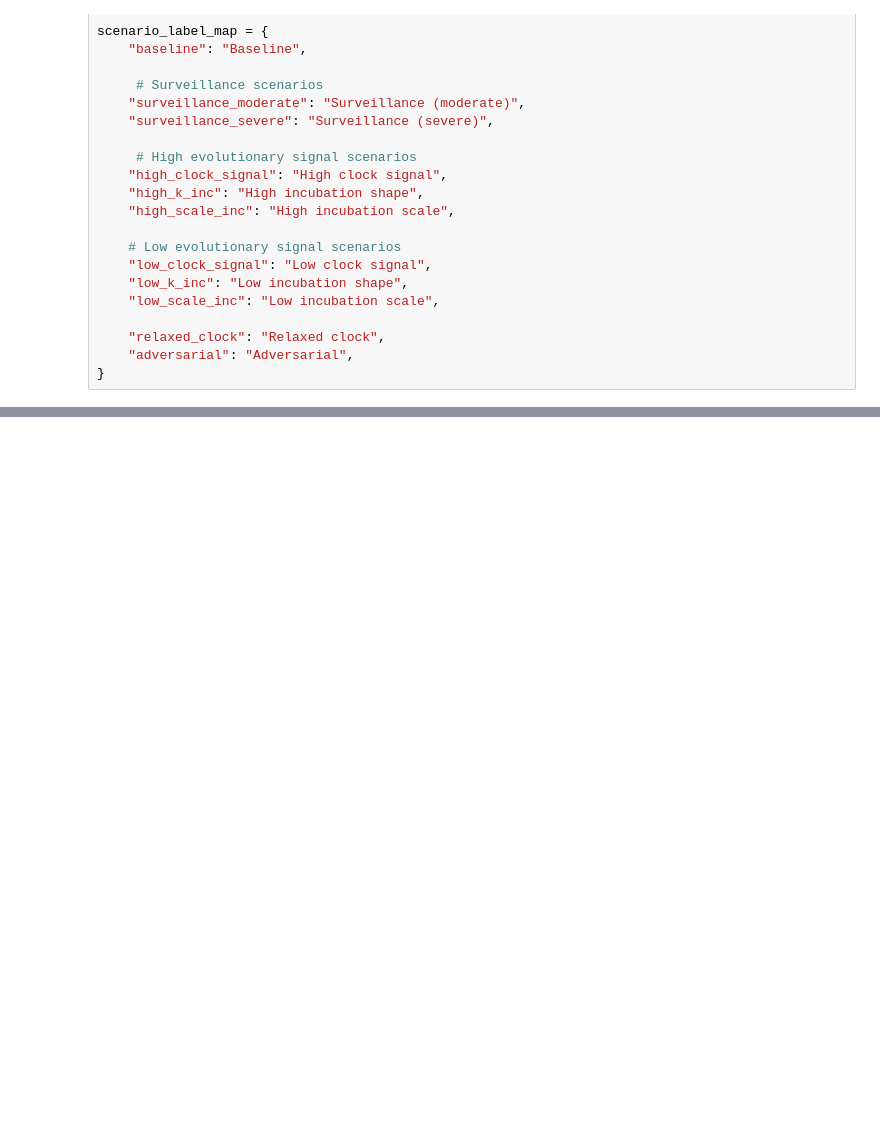
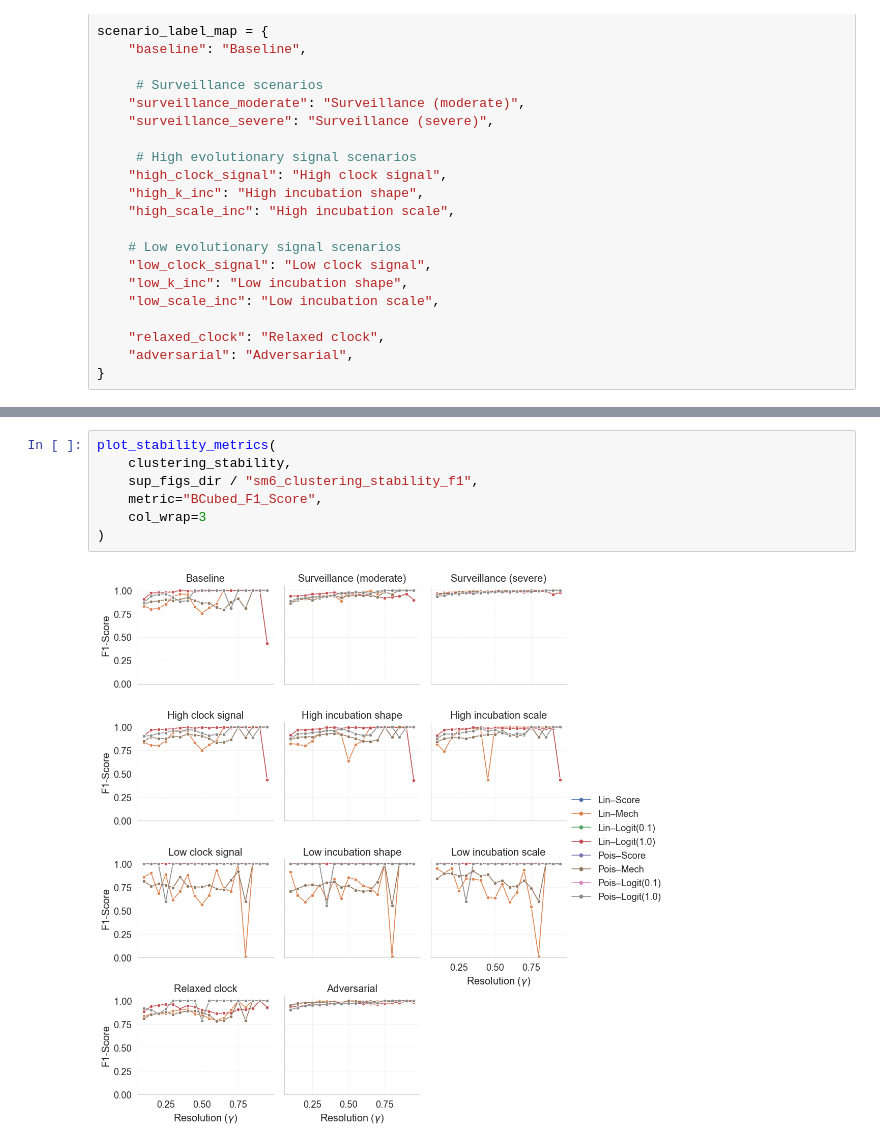
Before and after one commit to ydnkka/mechanistic-transmission-inference, a Jupyter notebook: scripts/main_results.ipynb, the cells around one changed output, grey strips where cells are left out. Drawn from its saved outputs; the diff is of its cells as text; blank space fills up the shorter version.

```diff
--- a/scripts/main_results.ipynb
+++ b/scripts/main_results.ipynb
@@ -267,0 +199,9 @@ plt.show()
+# %%
+plot_stability_metrics(
+    clustering_stability,
+    sup_figs_dir / "sm6_clustering_stability_f1",
+    metric="BCubed_F1_Score",
+    col_wrap=3
+)
+# %% [output]
+[figure, added]
```
Also changed, not shown: parts of 18 cells of this notebook, 42 other files.
